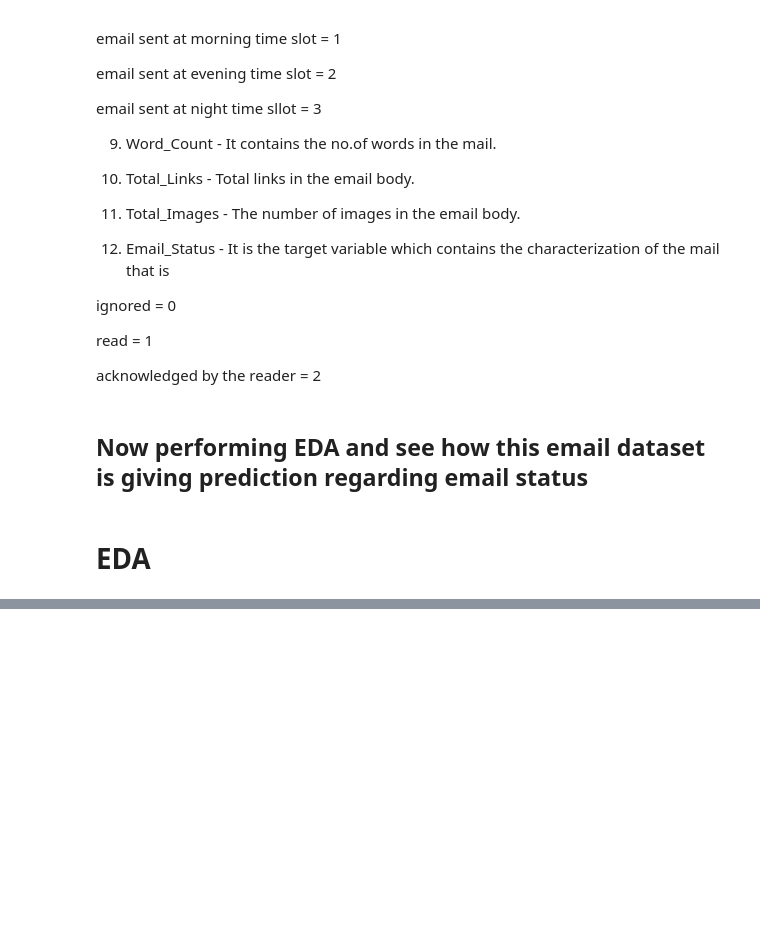
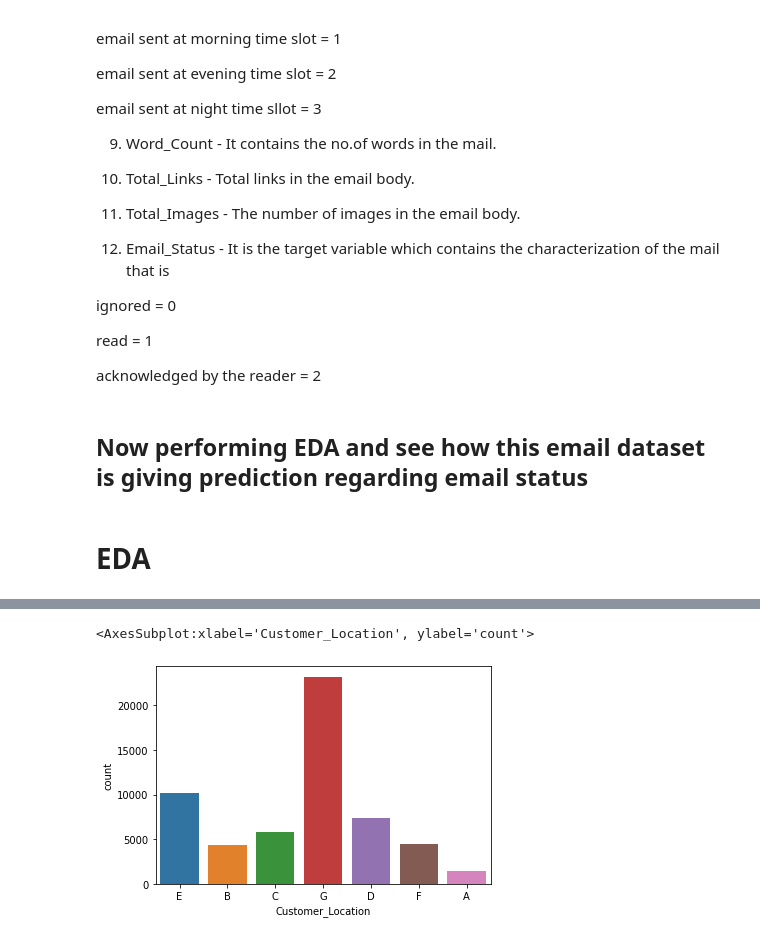
Before and after one commit to Suraj-7077/Supervised-ML-Classification-Email-campaign-prediction, a Jupyter notebook: Supervised_ML_Classification_Capstone_project_III_.ipynb, the cells around one changed output, grey strips where cells are left out. Cells and saved outputs as stored; diff of their text form; code cells hidden in the pictures; blank space fills up the shorter version.

Commit message:
Small progress in project using Colaboratory

```diff
--- a/Supervised_ML_Classification_Capstone_project_III_.ipynb
+++ b/Supervised_ML_Classification_Capstone_project_III_.ipynb
@@ -76,0 +99,4 @@ import seaborn as sns
+# %%
+path = "/content/drive/MyDrive/ Capstone project/Supervised ML Classification Project/data_email_campaign.csv"
+# %%
+email_df = pd.read_csv(path)
@@ -76,0 +271,5 @@ import seaborn as sns
+# %%
+sns.countplot(email_df['Customer_Location'])
+# %% [output]
+<AxesSubplot:xlabel='Customer_Location', ylabel='count'>
+[figure, added]
```
Also changed, not shown: parts of 30 cells of this notebook.
